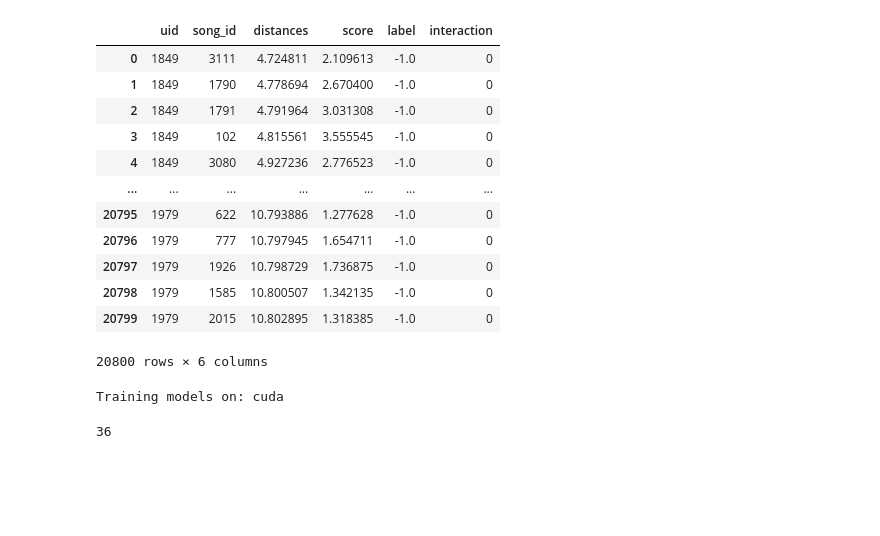
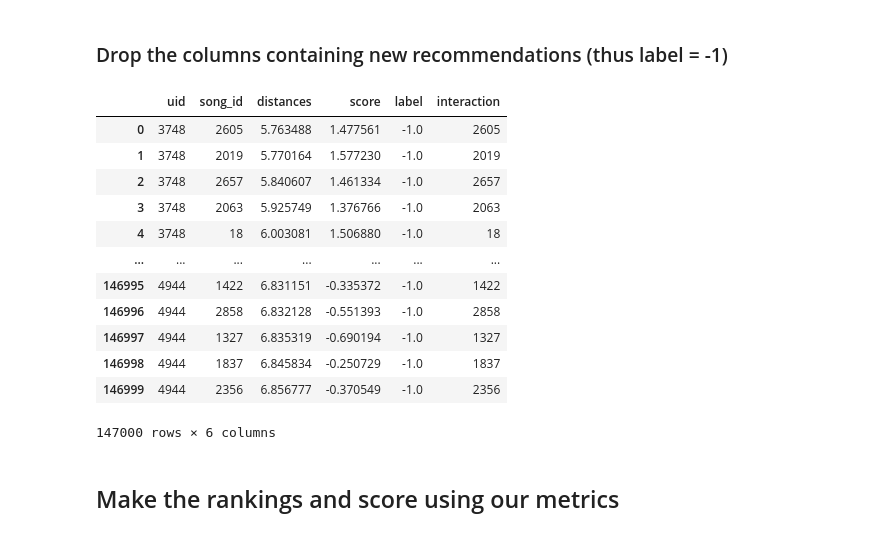
Before and after one commit to PaulusBoskabouter/TTIR, a Jupyter notebook: recommendations_and_eval.ipynb, the cells around one changed output. Drawn from its saved outputs; the diff is of its cells as text; code cells hidden in the pictures; blank space fills up the shorter version.

```diff
--- a/recommendations_and_eval.ipynb
+++ b/recommendations_and_eval.ipynb
@@ -315,16 +231,0 @@ labels/total
-# %%
-nbin_df
-# %% [output]
-|  | uid | song_id | distances | score | label | interaction |
-| 0 | 1849 | 3111 | 4.724811 | 2.109613 | -1.0 | 0 |
-| 1 | 1849 | 1790 | 4.778694 | 2.670400 | -1.0 | 0 |
-| 2 | 1849 | 1791 | 4.791964 | 3.031308 | -1.0 | 0 |
-| 3 | 1849 | 102 | 4.815561 | 3.555545 | -1.0 | 0 |
-| 4 | 1849 | 3080 | 4.927236 | 2.776523 | -1.0 | 0 |
-| ... | ... | ... | ... | ... | ... | ... |
-| 20795 | 1979 | 622 | 10.793886 | 1.277628 | -1.0 | 0 |
-| 20796 | 1979 | 777 | 10.797945 | 1.654711 | -1.0 | 0 |
-| 20797 | 1979 | 1926 | 10.798729 | 1.736875 | -1.0 | 0 |
-| 20798 | 1979 | 1585 | 10.800507 | 1.342135 | -1.0 | 0 |
-| 20799 | 1979 | 2015 | 10.802895 | 1.318385 | -1.0 | 0 |
-20800 rows × 6 columns
@@ -335,30 +232,25 @@ nbin_df
 # %%
-import utils.dataset_functions as df
-import utils.two_towers as ttn
-import utils.metrics as mt
-import torch
-import numpy as np
-from pathlib import Path
-import pandas as pd
-
-# df path
-save_path = Path("results")
-save_path.mkdir(parents=True, exist_ok=True)
-
-# Dimensions of the tower FFN
-output_dim      = 16
-hidden_dim      = 256
-id_dim          = 16
-
-
-device='cuda' if torch.cuda.is_available() else 'cpu'
-print("Training models on:", device)
-
-# Load our df's like so:
+# If necessary
 bin_df = pd.read_csv(save_path / "bin_df.csv", index_col=False)
 nbin_df= pd.read_csv(save_path/ "nbin_df.csv", index_col=False)
-# %% [output]
-Training models on: cuda
+# %% [markdown]
+### Drop the columns containing new recommendations (thus label = -1)
+# %%
+bin_df
+# %% [output]
+|  | uid | song_id | distances | score | label | interaction |
+| 0 | 3748 | 2605 | 5.763488 | 1.477561 | -1.0 | 2605 |
+| 1 | 3748 | 2019 | 5.770164 | 1.577230 | -1.0 | 2019 |
+| 2 | 3748 | 2657 | 5.840607 | 1.461334 | -1.0 | 2657 |
+| 3 | 3748 | 2063 | 5.925749 | 1.376766 | -1.0 | 2063 |
+| 4 | 3748 | 18 | 6.003081 | 1.506880 | -1.0 | 18 |
+| ... | ... | ... | ... | ... | ... | ... |
+| 146995 | 4944 | 1422 | 6.831151 | -0.335372 | -1.0 | 1422 |
+| 146996 | 4944 | 2858 | 6.832128 | -0.551393 | -1.0 | 2858 |
+| 146997 | 4944 | 1327 | 6.835319 | -0.690194 | -1.0 | 1327 |
+| 146998 | 4944 | 1837 | 6.845834 | -0.250729 | -1.0 | 1837 |
+| 146999 | 4944 | 2356 | 6.856777 | -0.370549 | -1.0 | 2356 |
+147000 rows × 6 columns
 # %%
 bin_df = bin_df[bin_df['label'] != -1]
 nbin_df = nbin_df[nbin_df['label'] != -1]
@@ -378,5 +257,3 @@ for u in nbin_df['uid'].unique():
-# %%
-print(len(bin_rankings))
-# %% [output]
-36
+# %% [markdown]
+## Make the rankings and score using our metrics
 # %%
```
Also changed, not shown: parts of 19 cells of this notebook, 11 other files.
